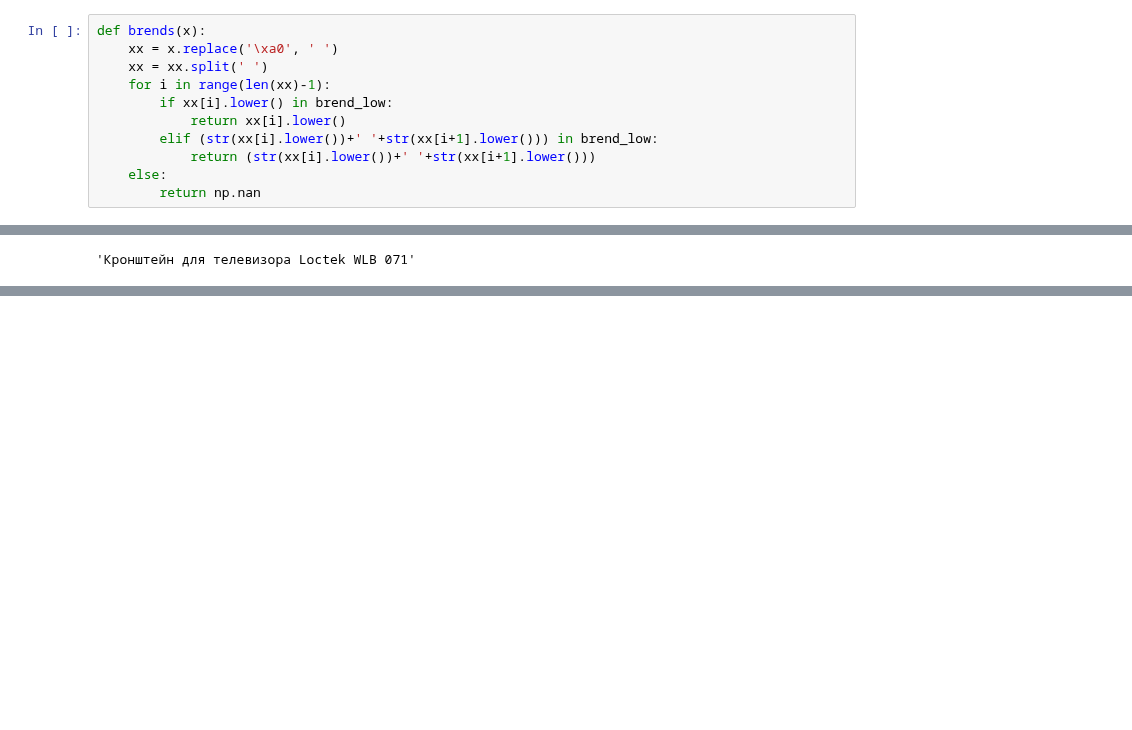
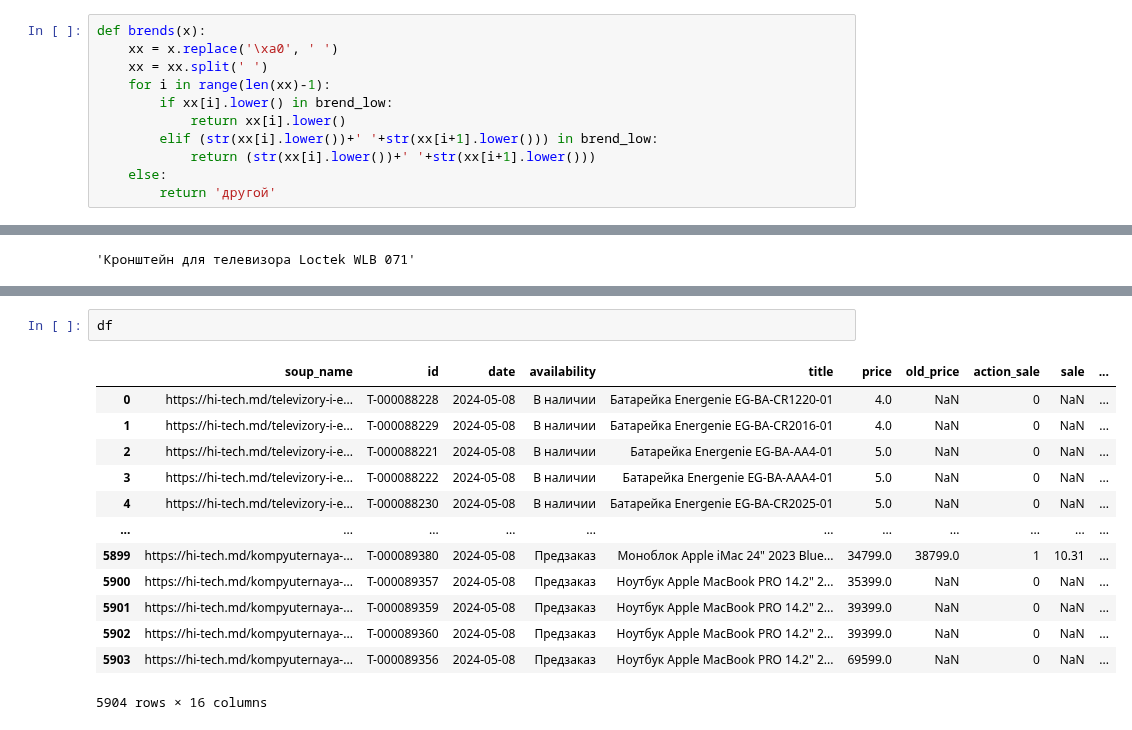
Before and after one commit to APolisakov/parsing, a Jupyter notebook: df_reed.ipynb, the cells around one changed output, grey strips where cells are left out. Drawn from its saved outputs; the diff is of its cells as text; blank space fills up the shorter version.

```diff
--- a/df_reed.ipynb
+++ b/df_reed.ipynb
@@ -199,7 +199,7 @@ def brends(x):
         elif (str(xx[i].lower())+' '+str(xx[i+1].lower())) in brend_low:
             return (str(xx[i].lower())+' '+str(xx[i+1].lower()))
     else:
-        return np.nan
+        return 'другой'
 # %%
 df['brend'] = df['title'].apply(brends)
 # %%
@@ -251,0 +270,16 @@ SyntaxError: invalid syntax. Perhaps you forgot a comma? (1391556089.py, line 1)
+# %%
+df
+# %% [output]
+|  | soup_name | id | date | availability | title | price | old_price | action_sale | sale | ... |
+| 0 | https://hi-tech.md/televizory-i-e... | Т-000088228 | 2024-05-08 | В наличии | Батарейка Energenie EG-BA-CR1220-01 | 4.0 | NaN | 0 | NaN | ... |
+| 1 | https://hi-tech.md/televizory-i-e... | Т-000088229 | 2024-05-08 | В наличии | Батарейка Energenie EG-BA-CR2016-01 | 4.0 | NaN | 0 | NaN | ... |
+| 2 | https://hi-tech.md/televizory-i-e... | Т-000088221 | 2024-05-08 | В наличии | Батарейка Energenie EG-BA-AA4-01 | 5.0 | NaN | 0 | NaN | ... |
+| 3 | https://hi-tech.md/televizory-i-e... | Т-000088222 | 2024-05-08 | В наличии | Батарейка Energenie EG-BA-AAA4-01 | 5.0 | NaN | 0 | NaN | ... |
+| 4 | https://hi-tech.md/televizory-i-e... | Т-000088230 | 2024-05-08 | В наличии | Батарейка Energenie EG-BA-CR2025-01 | 5.0 | NaN | 0 | NaN | ... |
+| ... | ... | ... | ... | ... | ... | ... | ... | ... | ... | ... |
+| 5899 | https://hi-tech.md/kompyuternaya-... | Т-000089380 | 2024-05-08 | Предзаказ | Моноблок Apple iMac 24" 2023 Blue... | 34799.0 | 38799.0 | 1 | 10.31 | ... |
+| 5900 | https://hi-tech.md/kompyuternaya-... | Т-000089357 | 2024-05-08 | Предзаказ | Ноутбук Apple MacBook PRO 14.2" 2... | 35399.0 | NaN | 0 | NaN | ... |
+| 5901 | https://hi-tech.md/kompyuternaya-... | Т-000089359 | 2024-05-08 | Предзаказ | Ноутбук Apple MacBook PRO 14.2" 2... | 39399.0 | NaN | 0 | NaN | ... |
+| 5902 | https://hi-tech.md/kompyuternaya-... | Т-000089360 | 2024-05-08 | Предзаказ | Ноутбук Apple MacBook PRO 14.2" 2... | 39399.0 | NaN | 0 | NaN | ... |
+| 5903 | https://hi-tech.md/kompyuternaya-... | Т-000089356 | 2024-05-08 | Предзаказ | Ноутбук Apple MacBook PRO 14.2" 2... | 69599.0 | NaN | 0 | NaN | ... |
+5904 rows × 16 columns
```
Also changed, not shown: parts of 2 cells of this notebook, 2 other files.
